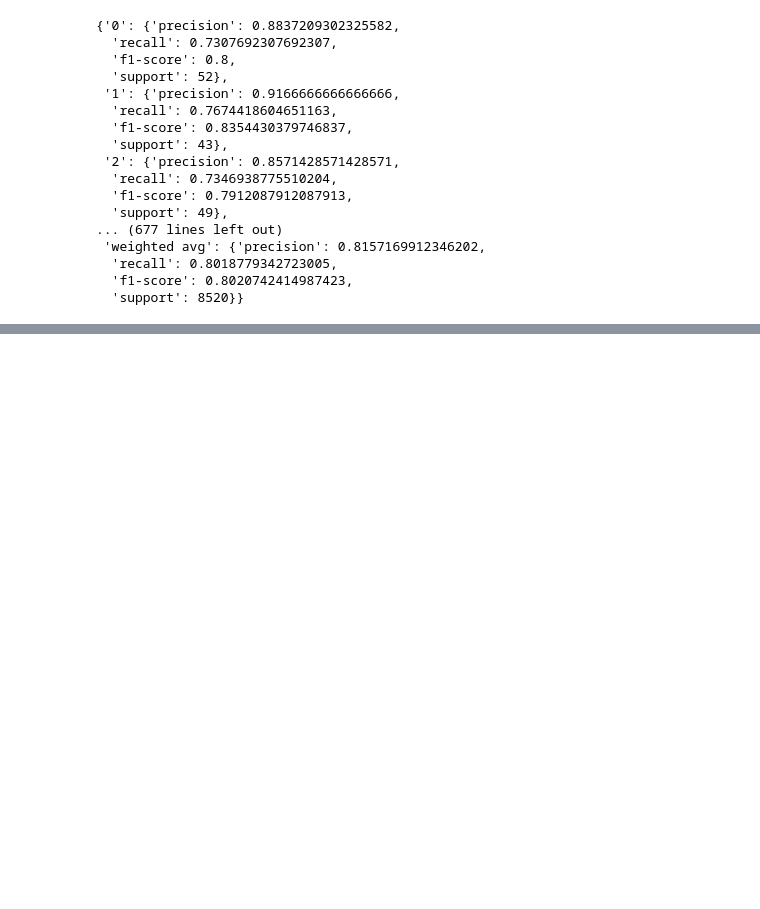
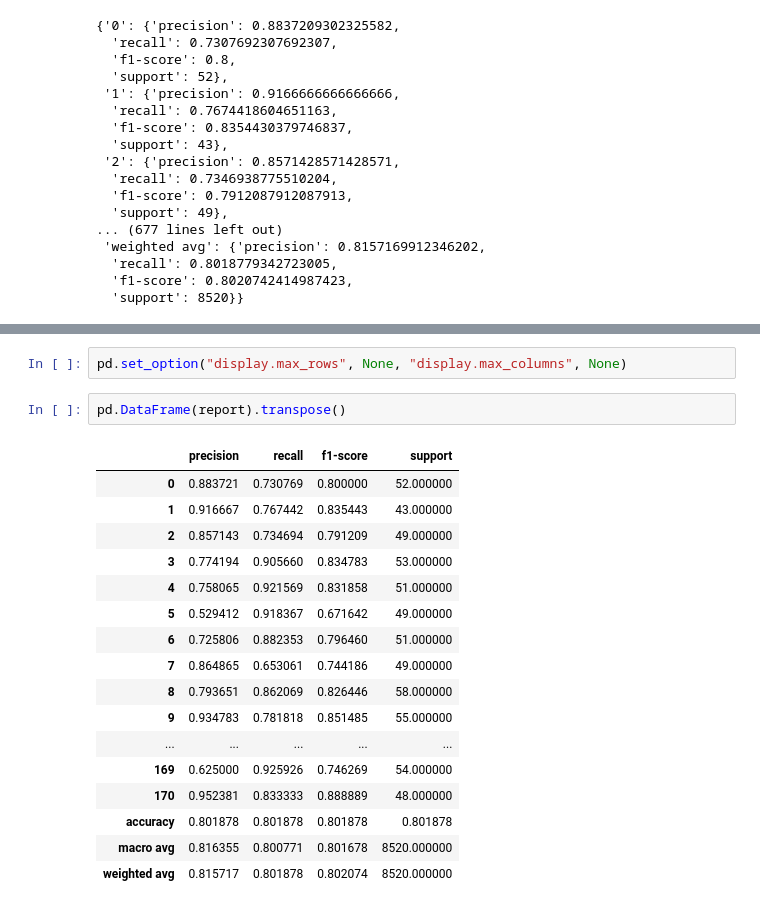
Before and after one commit to ankur-arch/Compound-Test, a Jupyter notebook: tester.ipynb, the cells around one changed output, grey strips where cells are left out. Saved outputs shown, nothing was run; the diff lists cells and outputs as text; blank space fills up the shorter version.

Commit message:
Extended view for classification report

```diff
--- a/tester.ipynb
+++ b/tester.ipynb
@@ -404,0 +421,22 @@ report
+# %%
+pd.set_option("display.max_rows", None, "display.max_columns", None)
+# %%
+pd.DataFrame(report).transpose()
+# %% [output]
+|  | precision | recall | f1-score | support |
+| 0 | 0.883721 | 0.730769 | 0.800000 | 52.000000 |
+| 1 | 0.916667 | 0.767442 | 0.835443 | 43.000000 |
+| 2 | 0.857143 | 0.734694 | 0.791209 | 49.000000 |
+| 3 | 0.774194 | 0.905660 | 0.834783 | 53.000000 |
+| 4 | 0.758065 | 0.921569 | 0.831858 | 51.000000 |
+| 5 | 0.529412 | 0.918367 | 0.671642 | 49.000000 |
+| 6 | 0.725806 | 0.882353 | 0.796460 | 51.000000 |
+| 7 | 0.864865 | 0.653061 | 0.744186 | 49.000000 |
+| 8 | 0.793651 | 0.862069 | 0.826446 | 58.000000 |
+| 9 | 0.934783 | 0.781818 | 0.851485 | 55.000000 |
+| ... | ... | ... | ... | ... |
+| 169 | 0.625000 | 0.925926 | 0.746269 | 54.000000 |
+| 170 | 0.952381 | 0.833333 | 0.888889 | 48.000000 |
+| accuracy | 0.801878 | 0.801878 | 0.801878 | 0.801878 |
+| macro avg | 0.816355 | 0.800771 | 0.801678 | 8520.000000 |
+| weighted avg | 0.815717 | 0.801878 | 0.802074 | 8520.000000 |
```
Also changed, not shown: parts of 2 cells of this notebook.
